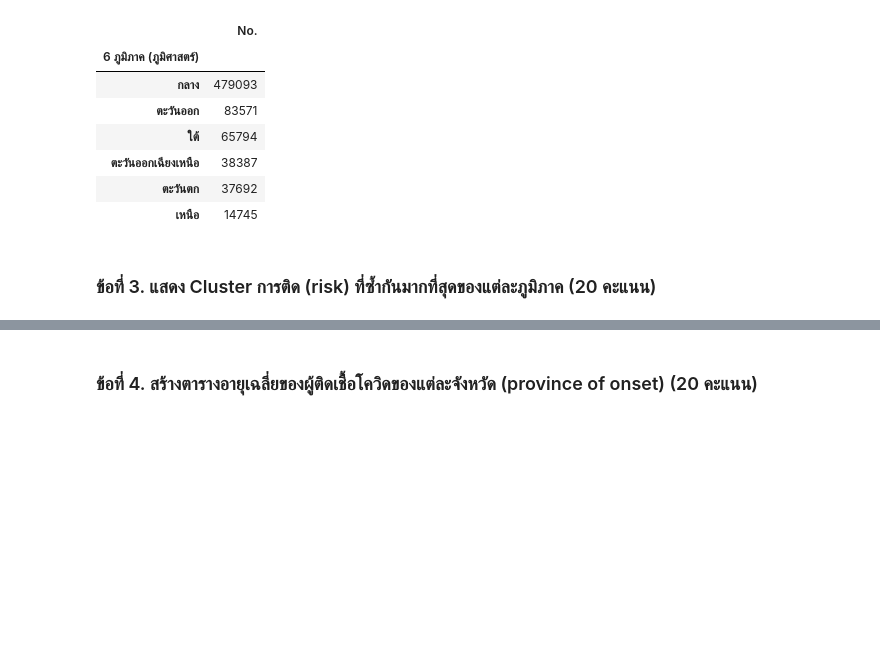
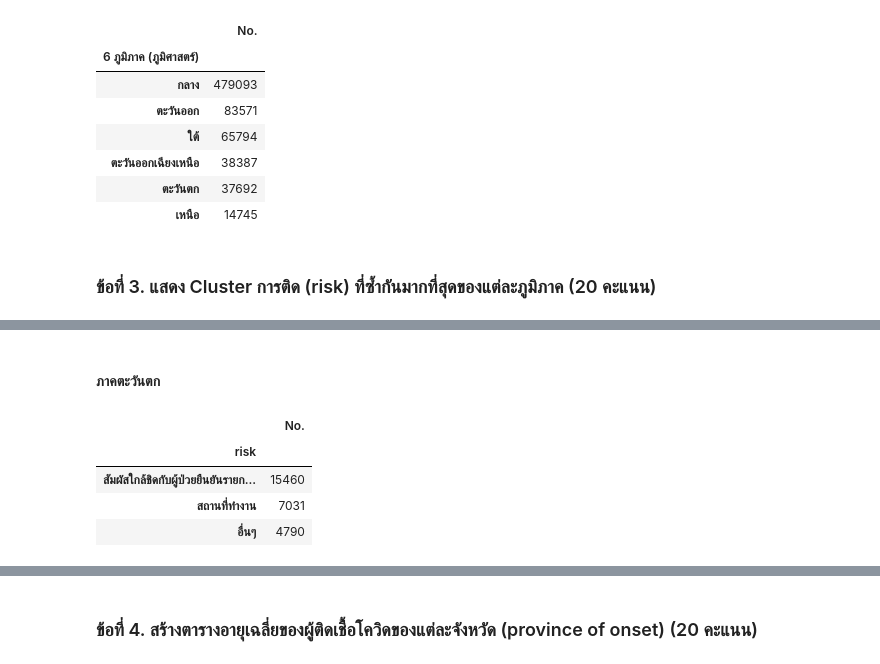
Before and after one commit to Benza1611/data_viz_2022, a Jupyter notebook: BasicPython&DataViz_midterm2022.ipynb, the cells around one changed output, grey strips where cells are left out. Cells and saved outputs as stored; diff of their text form; code cells hidden in the pictures; blank space fills up the shorter version.

```diff
--- a/BasicPython&DataViz_midterm2022.ipynb
+++ b/BasicPython&DataViz_midterm2022.ipynb
@@ -311,6 +317,6 @@ age_N_1.head(1)
 # %%
-age_W_1 = data_1[data_1['6 ภูมิภาค (ภูมิศาสตร์)']=='ตะวันตก']
-age_W_1.head(1)
+W_1 = data_1[data_1['6 ภูมิภาค (ภูมิศาสตร์)']=='ตะวันตก']
+W_1.head(1)
 # %% [output]
 |  | No. | announce_date | sex | age | risk | province_of_onset | 6 ภูมิภาค (ภูมิศาสตร์) |
 | 7 | 8 | 26/1/2020 | หญิง | 73.0 | คนต่างชาติเดินทางมาจากต่างประเทศ | ประจวบคีรีขันธ์ | ตะวันตก |
@@ -349,0 +384,11 @@ data_1.groupby('6 ภูมิภาค (ภูมิศาสตร์)')[['No.
+# %% [markdown]
+#### ภาคตะวันตก
+# %%
+Top_W_1 = W_1.groupby('risk')[['No.']].count().sort_values('No.',ascending=False)
+Top_W_1.iloc[:3,]
+# %% [output]
+|  | No. |
+| risk |  |
+| สัมผัสใกล้ชิดกับผู้ป่วยยืนยันรายก... | 15460 |
+| สถานที่ทำงาน | 7031 |
+| อื่นๆ | 4790 |
```
Also changed, not shown: parts of 81 cells of this notebook.
